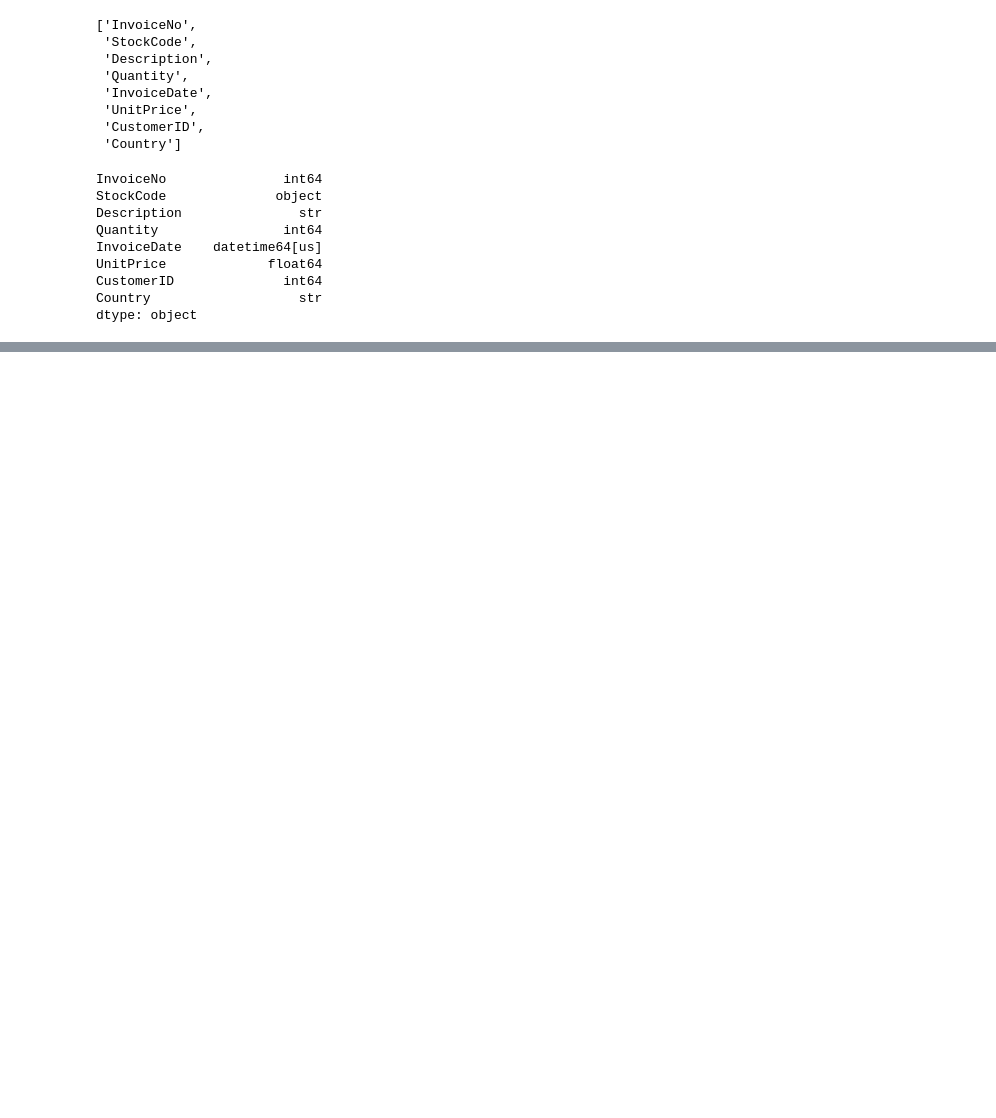
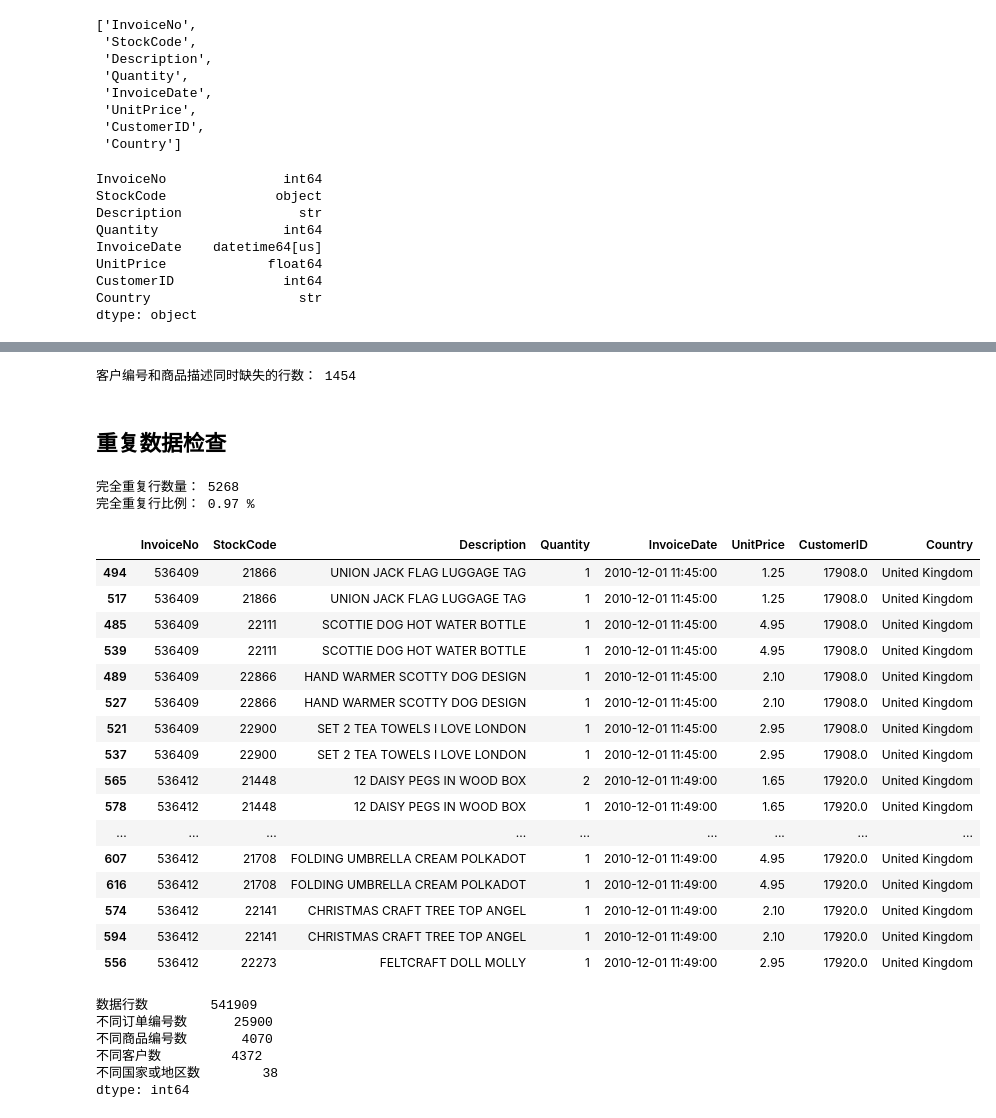
Before and after one commit to WhiterHJ/ecommerce-customer-analysis, a Jupyter notebook: notebooks/01_data_audit.ipynb, the cells around one changed output, grey strips where cells are left out. Drawn from its saved outputs; the diff is of its cells as text; code cells hidden in the pictures; blank space fills up the shorter version.

Commit message:
data: complete raw data quality audit
Audit dimensions, types, missing values, duplicates, ranges, cancellations and special transaction records.

```diff
--- a/notebooks/01_data_audit.ipynb
+++ b/notebooks/01_data_audit.ipynb
@@ -65,0 +68,8 @@ dtype: object
+# %%
+df_raw = pd.read_excel(
+    data_path,
+    sheet_name="Online Retail"
+)
+
+print("数据读取完成")
+print("数据形状：", df_raw.shape)
@@ -65,0 +182,50 @@ dtype: object
+# %%
+both_missing_count = (
+    df_raw["CustomerID"].isna()
+    & df_raw["Description"].isna()
+).sum()
+
+print("客户编号和商品描述同时缺失的行数：", both_missing_count)
+# %% [output]
+客户编号和商品描述同时缺失的行数： 1454
+# %% [markdown]
+## 重复数据检查
+# %%
+exact_duplicate_count = df_raw.duplicated().sum()
+
+print("完全重复行数量：", exact_duplicate_count)
+print(
+    "完全重复行比例：",
+    round(exact_duplicate_count / len(df_raw) * 100, 2),
+    "%"
+)
+# %% [output]
+完全重复行数量： 5268
+完全重复行比例： 0.97 %
+# %%
+duplicate_samples = (
+    df_raw[df_raw.duplicated(keep=False)]
+    .sort_values(
+        ["InvoiceNo", "StockCode", "InvoiceDate"]
+    )
+)
+
+duplicate_samples.head(20)
+# %% [output]
+|  | InvoiceNo | StockCode | Description | Quantity | InvoiceDate | UnitPrice | CustomerID | Country |
+| 494 | 536409 | 21866 | UNION JACK FLAG LUGGAGE TAG | 1 | 2010-12-01 11:45:00 | 1.25 | 17908.0 | United Kingdom |
+| 517 | 536409 | 21866 | UNION JACK FLAG LUGGAGE TAG | 1 | 2010-12-01 11:45:00 | 1.25 | 17908.0 | United Kingdom |
+| 485 | 536409 | 22111 | SCOTTIE DOG HOT WATER BOTTLE | 1 | 2010-12-01 11:45:00 | 4.95 | 17908.0 | United Kingdom |
+| 539 | 536409 | 22111 | SCOTTIE DOG HOT WATER BOTTLE | 1 | 2010-12-01 11:45:00 | 4.95 | 17908.0 | United Kingdom |
+| 489 | 536409 | 22866 | HAND WARMER SCOTTY DOG DESIGN | 1 | 2010-12-01 11:45:00 | 2.10 | 17908.0 | United Kingdom |
+| 527 | 536409 | 22866 | HAND WARMER SCOTTY DOG DESIGN | 1 | 2010-12-01 11:45:00 | 2.10 | 17908.0 | United Kingdom |
+| 521 | 536409 | 22900 | SET 2 TEA TOWELS I LOVE LONDON | 1 | 2010-12-01 11:45:00 | 2.95 | 17908.0 | United Kingdom |
+| 537 | 536409 | 22900 | SET 2 TEA TOWELS I LOVE LONDON | 1 | 2010-12-01 11:45:00 | 2.95 | 17908.0 | United Kingdom |
+| 565 | 536412 | 21448 | 12 DAISY PEGS IN WOOD BOX | 2 | 2010-12-01 11:49:00 | 1.65 | 17920.0 | United Kingdom |
+| 578 | 536412 | 21448 | 12 DAISY PEGS IN WOOD BOX | 1 | 2010-12-01 11:49:00 | 1.65 | 17920.0 | United Kingdom |
+| ... | ... | ... | ... | ... | ... | ... | ... | ... |
+| 607 | 536412 | 21708 | FOLDING UMBRELLA CREAM POLKADOT | 1 | 2010-12-01 11:49:00 | 4.95 | 17920.0 | United Kingdom |
+| 616 | 536412 | 21708 | FOLDING UMBRELLA CREAM POLKADOT | 1 | 2010-12-01 11:49:00 | 4.95 | 17920.0 | United Kingdom |
+| 574 | 536412 | 22141 | CHRISTMAS CRAFT TREE TOP ANGEL | 1 | 2010-12-01 11:49:00 | 2.10 | 17920.0 | United Kingdom |
+| 594 | 536412 | 22141 | CHRISTMAS CRAFT TREE TOP ANGEL | 1 | 2010-12-01 11:49:00 | 2.10 | 17920.0 | United Kingdom |
+| 556 | 536412 | 22273 | FELTCRAFT DOLL MOLLY | 1 | 2010-12-01 11:49:00 | 2.95 | 17920.0 | United Kingdom |
@@ -65,0 +234,17 @@ dtype: object
+# %%
+entity_summary = pd.Series({
+    "数据行数": len(df_raw),
+    "不同订单编号数": df_raw["InvoiceNo"].nunique(dropna=True),
+    "不同商品编号数": df_raw["StockCode"].nunique(dropna=True),
+    "不同客户数": df_raw["CustomerID"].nunique(dropna=True),
+    "不同国家或地区数": df_raw["Country"].nunique(dropna=True)
+})
+
+entity_summary
+# %% [output]
+数据行数        541909
+不同订单编号数      25900
+不同商品编号数       4070
+不同客户数         4372
+不同国家或地区数        38
+dtype: int64
```
Also changed, not shown: parts of 28 cells of this notebook, 2 other files.
